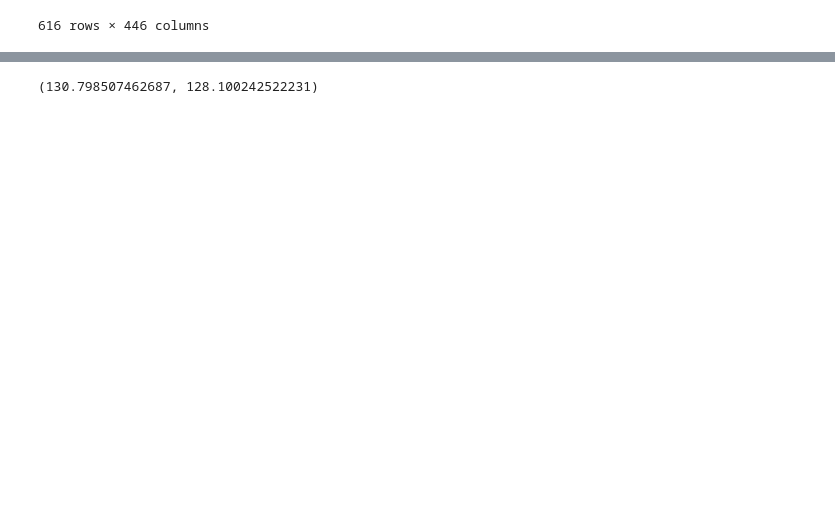
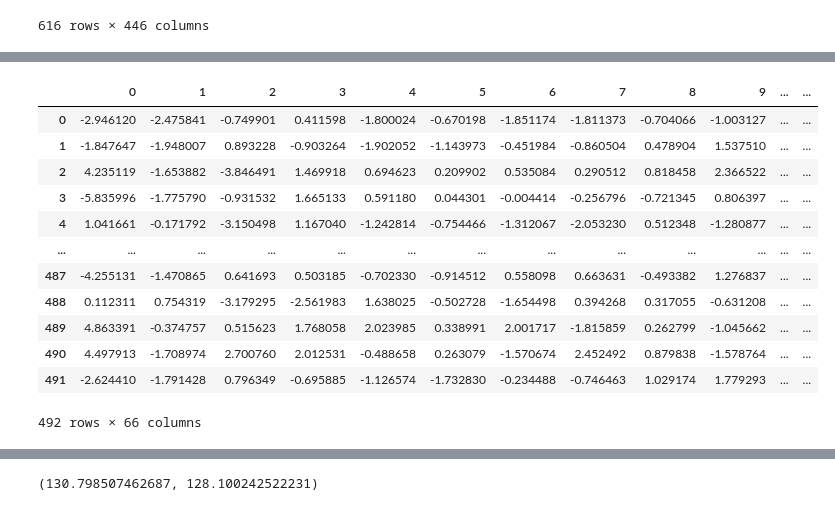
Before and after one commit to muzafarovdan/MyEducation, a Jupyter notebook: Interview/VK_Intern/ML_task.ipynb, the cells around one changed output, grey strips where cells are left out. Saved outputs shown, nothing was run; the diff lists cells and outputs as text; code cells hidden in the pictures; blank space fills up the shorter version.

```diff
--- a/Interview/VK_Intern/ML_task.ipynb
+++ b/Interview/VK_Intern/ML_task.ipynb
@@ -132,0 +182,18 @@ X_scaler
+# %%
+X_train_res = pd.DataFrame(data=X_train_pca)
+X_test_res = pd.DataFrame(data=X_test_pca)
+X_train_res
+# %% [output]
+|  | 0 | 1 | 2 | 3 | 4 | 5 | 6 | 7 | 8 | 9 | ... | ... |
+| 0 | -2.946120 | -2.475841 | -0.749901 | 0.411598 | -1.800024 | -0.670198 | -1.851174 | -1.811373 | -0.704066 | -1.003127 | ... | ... |
+| 1 | -1.847647 | -1.948007 | 0.893228 | -0.903264 | -1.902052 | -1.143973 | -0.451984 | -0.860504 | 0.478904 | 1.537510 | ... | ... |
+| 2 | 4.235119 | -1.653882 | -3.846491 | 1.469918 | 0.694623 | 0.209902 | 0.535084 | 0.290512 | 0.818458 | 2.366522 | ... | ... |
+| 3 | -5.835996 | -1.775790 | -0.931532 | 1.665133 | 0.591180 | 0.044301 | -0.004414 | -0.256796 | -0.721345 | 0.806397 | ... | ... |
+| 4 | 1.041661 | -0.171792 | -3.150498 | 1.167040 | -1.242814 | -0.754466 | -1.312067 | -2.053230 | 0.512348 | -1.280877 | ... | ... |
+| ... | ... | ... | ... | ... | ... | ... | ... | ... | ... | ... | ... | ... |
+| 487 | -4.255131 | -1.470865 | 0.641693 | 0.503185 | -0.702330 | -0.914512 | 0.558098 | 0.663631 | -0.493382 | 1.276837 | ... | ... |
+| 488 | 0.112311 | 0.754319 | -3.179295 | -2.561983 | 1.638025 | -0.502728 | -1.654498 | 0.394268 | 0.317055 | -0.631208 | ... | ... |
+| 489 | 4.863391 | -0.374757 | 0.515623 | 1.768058 | 2.023985 | 0.338991 | 2.001717 | -1.815859 | 0.262799 | -1.045662 | ... | ... |
+| 490 | 4.497913 | -1.708974 | 2.700760 | 2.012531 | -0.488658 | 0.263079 | -1.570674 | 2.452492 | 0.879838 | -1.578764 | ... | ... |
+| 491 | -2.624410 | -1.791428 | 0.796349 | -0.695885 | -1.126574 | -1.732830 | -0.234488 | -0.746463 | 1.029174 | 1.779293 | ... | ... |
+492 rows × 66 columns
```
Also changed, not shown: parts of 18 cells of this notebook.
